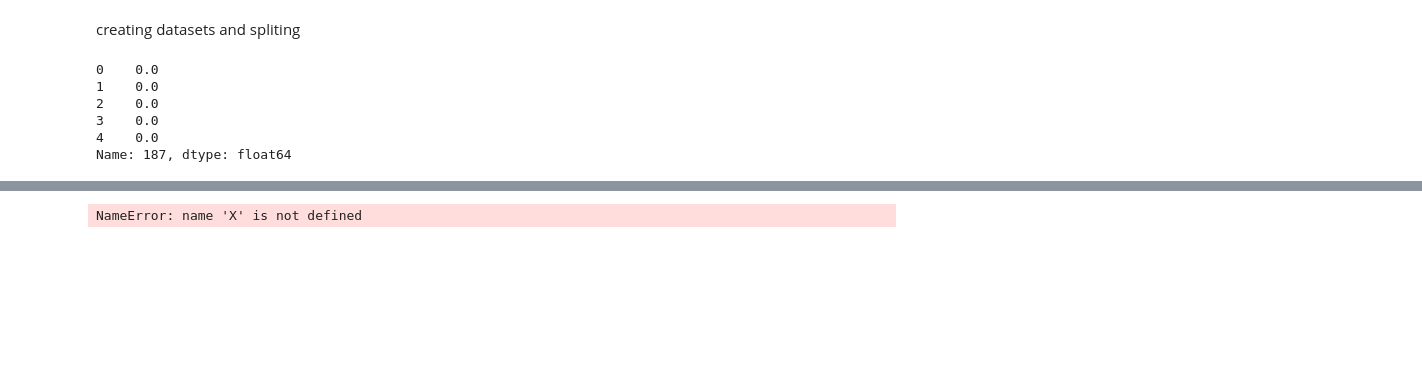
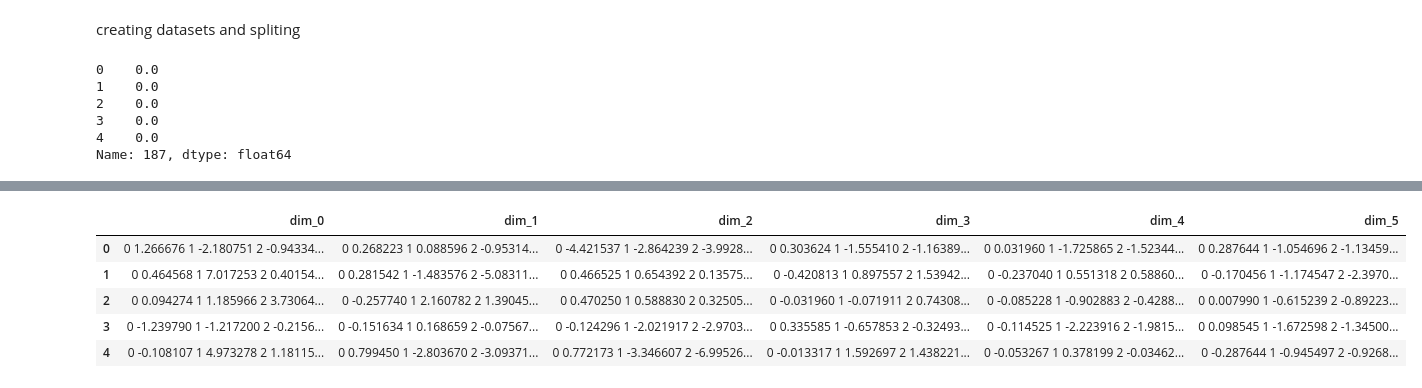
Before and after one commit to dsabi17/Tema-cu-sclipici-sparkle-sparkle, a Jupyter notebook: tema_cu_sclipici.ipynb, the cells around one changed output, grey strips where cells are left out. Cells and saved outputs as stored; diff of their text form; code cells hidden in the pictures; blank space fills up the shorter version.

```diff
--- a/tema_cu_sclipici.ipynb
+++ b/tema_cu_sclipici.ipynb
@@ -201,30 +210,40 @@ Test Set
 # # # # Display the plot
 # # plt.show()
 # %%
-# # TO DO for each label from dataset
+# TO DO for each label from dataset
 
-# x_acc = X["dim_0"].to_numpy()
-# y_acc = X["dim_1"].to_numpy()
-# z_acc = X["dim_2"].to_numpy()
+wtf = X_test_sports.to_numpy()
+
+X_train_sports.head(5)
+
+
+# x_acc = X_test_sports["dim_0"].to_numpy()
+# y_acc = X_test_sports["dim_1"].to_numpy()
+# z_acc = X_test_sports["dim_2"].to_numpy()
 
 
 # fig = plt.figure(figsize=(6, 6))
 # ax = fig.add_subplot(projection='3d')
 
 # ax.scatter(x_acc[0], y_acc[0], z_acc[0])
 
-# x_gir = X["dim_3"].to_numpy()
-# y_gir = X["dim_4"].to_numpy()
-# z_gir = X["dim_5"].to_numpy()
+# x_gir = X_test_sports["dim_3"].to_numpy()
+# y_gir = X_test_sports["dim_4"].to_numpy()
+# z_gir = X_test_sports["dim_5"].to_numpy()
 
 
 # fig = plt.figure(figsize=(6, 6))
 # ax = fig.add_subplot(projection='3d')
 
 # ax.scatter(x_gir[0], y_gir[0], z_gir[0])
 # plt.show()
 # %% [output]
-NameError: name 'X' is not defined
+|  | dim_0 | dim_1 | dim_2 | dim_3 | dim_4 | dim_5 |
+| 0 | 0 1.266676 1 -2.180751 2 -0.94334... | 0 0.268223 1 0.088596 2 -0.95314... | 0 -4.421537 1 -2.864239 2 -3.9928... | 0 0.303624 1 -1.555410 2 -1.16389... | 0 0.031960 1 -1.725865 2 -1.52344... | 0 0.287644 1 -1.054696 2 -1.13459... |
+| 1 | 0 0.464568 1 7.017253 2 0.40154... | 0 0.281542 1 -1.483576 2 -5.08311... | 0 0.466525 1 0.654392 2 0.13575... | 0 -0.420813 1 0.897557 2 1.53942... | 0 -0.237040 1 0.551318 2 0.58860... | 0 -0.170456 1 -1.174547 2 -2.3970... |
+| 2 | 0 0.094274 1 1.185966 2 3.73064... | 0 -0.257740 1 2.160782 2 1.39045... | 0 0.470250 1 0.588830 2 0.32505... | 0 -0.031960 1 -0.071911 2 0.74308... | 0 -0.085228 1 -0.902883 2 -0.4288... | 0 0.007990 1 -0.615239 2 -0.89223... |
+| 3 | 0 -1.239790 1 -1.217200 2 -0.2156... | 0 -0.151634 1 0.168659 2 -0.07567... | 0 -0.124296 1 -2.021917 2 -2.9703... | 0 0.335585 1 -0.657853 2 -0.32493... | 0 -0.114525 1 -2.223916 2 -1.9815... | 0 0.098545 1 -1.672598 2 -1.34500... |
+| 4 | 0 -0.108107 1 4.973278 2 1.18115... | 0 0.799450 1 -2.803670 2 -3.09371... | 0 0.772173 1 -3.346607 2 -6.99526... | 0 -0.013317 1 1.592697 2 1.438221... | 0 -0.053267 1 0.378199 2 -0.03462... | 0 -0.287644 1 -0.945497 2 -0.9268... |
 # %%
 shutil.rmtree('ECG', ignore_errors=True)
 shutil.rmtree('RacketSports', ignore_errors=True)
```
Also changed, not shown: parts of 2 cells of this notebook, 12 other files.
